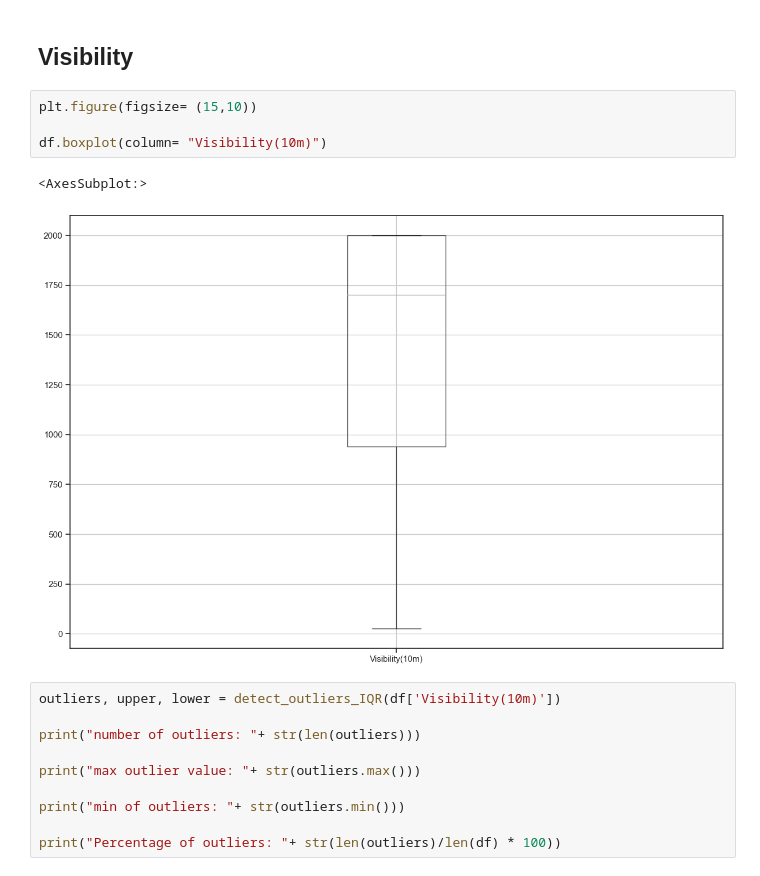
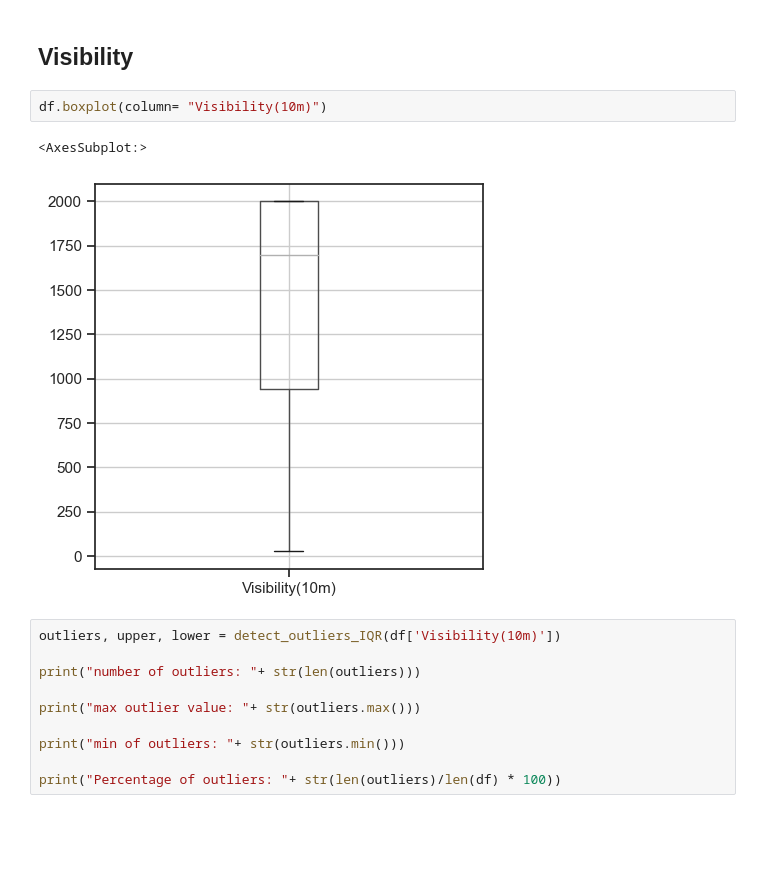
Before and after one commit to ChauHuynh1/Station_analysis, a Jupyter notebook: ResearchMethod.ipynb, the cells around one changed output. Drawn from its saved outputs; the diff is of its cells as text; blank space fills up the shorter version.

```diff
--- a/ResearchMethod.ipynb
+++ b/ResearchMethod.ipynb
@@ -643,12 +643,10 @@ The windspeed seem to have some influences on the number of user since when the
 # %% [markdown]
 ## Visibility
 # %%
-plt.figure(figsize= (15,10))
-
 df.boxplot(column= "Visibility(10m)")
 # %% [output]
 <AxesSubplot:>
-[figure, old version]
+[figure, new version]
 # %%
 outliers, upper, lower = detect_outliers_IQR(df['Visibility(10m)'])
 
```
Also changed, not shown: parts of 159 cells of this notebook, 1 other file.
